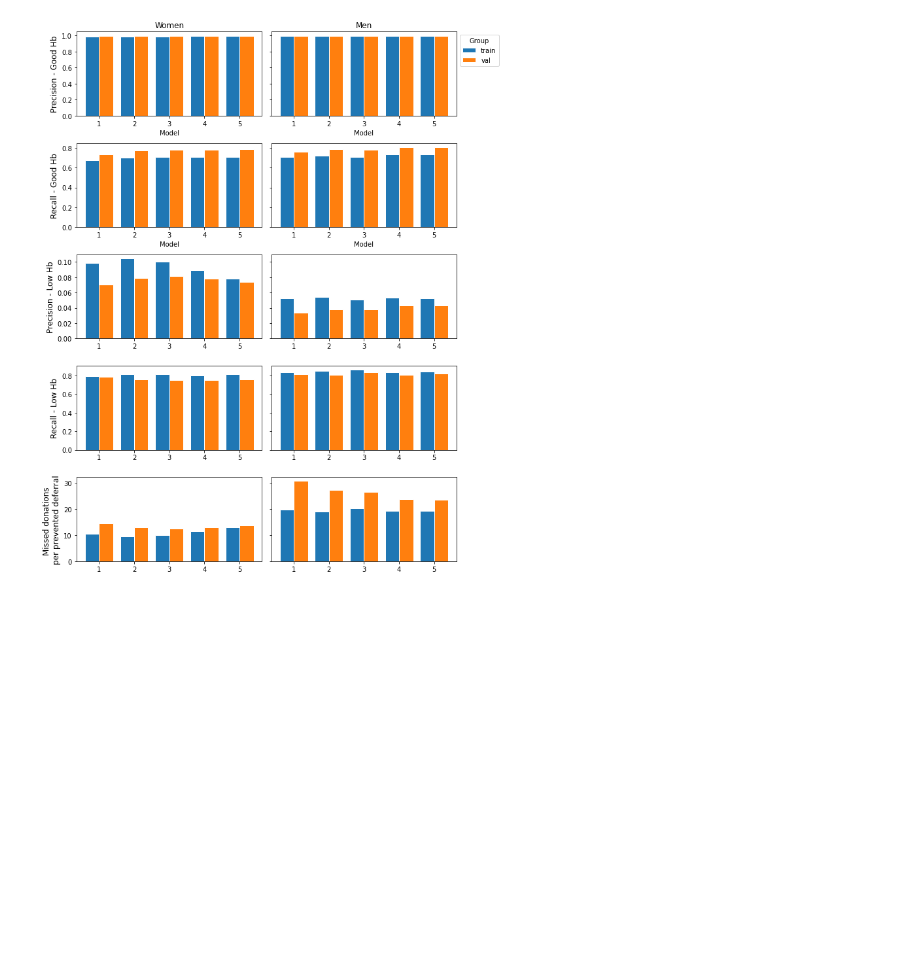
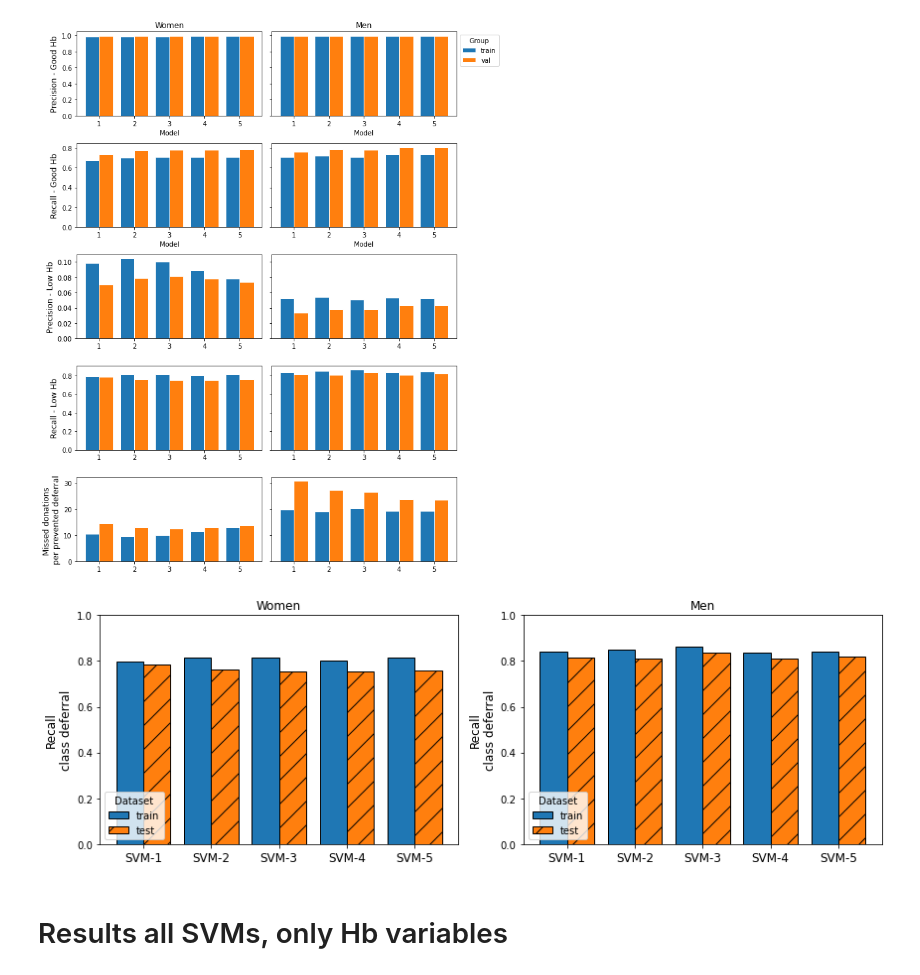
Before and after one commit to vinkenoogm/hbpred-compare, a Jupyter notebook: src/3_modelperformance.ipynb, the cells around one changed output. Drawn from its saved outputs; the diff is of its cells as text; code cells hidden in the pictures; blank space fills up the shorter version.

```diff
--- a/src/3_modelperformance.ipynb
+++ b/src/3_modelperformance.ipynb
@@ -100,8 +100,8 @@ def plot_precision_recall(res_df, measure, ylim, ylab, save=False):
         ax[y].bar(group.nback + off, group[measure], label=name[1], width=0.4, edgecolor='black', hatch=hatch)
         ax[y].set_ylim(ylim)
         ax[y].set_xticks(group.nback)
-        ax[y].set_xticklabels(['SVM-1','SVM-2','SVM-3','SVM-4','SVM-5'])
-        ax[y].set_ylabel(ylab)
+        ax[y].set_xticklabels(['SVM-1','SVM-2','SVM-3','SVM-4','SVM-5'], size='large')
+        ax[y].set_ylabel(ylab, size='large')
 
     ax[0].legend(labels=['train', 'test'], bbox_to_anchor=(0, 0), loc='lower left', title='Dataset')
     ax[1].legend(labels=['train', 'test'], bbox_to_anchor=(0, 0), loc='lower left', title='Dataset')
@@ -113,8 +113,39 @@ def plot_precision_recall(res_df, measure, ylim, ylab, save=False):
     plt.set_cmap('tab20')
 
     if save:
-        path = '../results/performance_plots/'
+        path = '../results/plots_performance/'
         plt.savefig(path+save+'.png')
 
     plt.show()
+
+def plot_precision_recall_comp(res_df, measure, ylim, ylab, save=False):
+    pl_df = res_df.loc[res_df['trainval'] == 'val'].groupby(['sex', 'vars'])
+
+    fig, ax = plt.subplots(1, 2, figsize=(12, 4))
+
+    for name, group in pl_df:
+        y = 0 if name[0] == 'F' else 1
+        off = -0.2 if name[1] == 'all' else 0.2
+        hatch = '/' if name[1] == 'all' else ''
+        colr = 'deepskyblue' if name[1] == 'all' else 'rebeccapurple'
+        ax[y].bar(group.nback + off, group[measure], label=name[1], width=0.4, edgecolor='black',
+                  hatch=hatch, color=colr)
+        ax[y].set_ylim(ylim)
+        ax[y].set_xticks(group.nback)
+        ax[y].set_xticklabels(['SVM-1','SVM-2','SVM-3','SVM-4','SVM-5'], size='large')
+        ax[y].set_ylabel(ylab, size='large')
+
+    ax[0].legend(labels=['all', 'only Hb'], bbox_to_anchor=(0, 0), loc='lower left', title='Predictor\nvariables')
+    ax[1].legend(labels=['all', 'only Hb'], bbox_to_anchor=(0, 0), loc='lower left', title='Predictor\nvariables')
+
+    ax[0].set_title('Women')
+    ax[1].set_title('Men')
+
+    fig.tight_layout()
+
+    if save:
+        path = '../results/plots_performance/'
+        plt.savefig(path+save+'.png')
+
+    plt.show()
 # %% [markdown]
@@ -146,4 +177,10 @@ res_df
 plot_precision_recall_all(res_df)
 # %% [output]
 [figure]
+# %%
+plot_precision_recall(res_df, 'low_recall', (0, 1), 'Recall\nclass deferral', save='low_recall')
+# %% [output]
+[figure, added]
+# %% [markdown]
+# Results all SVMs, only Hb variables
 # %%
```
Also changed, not shown: parts of 21 cells of this notebook, 14 other files.
